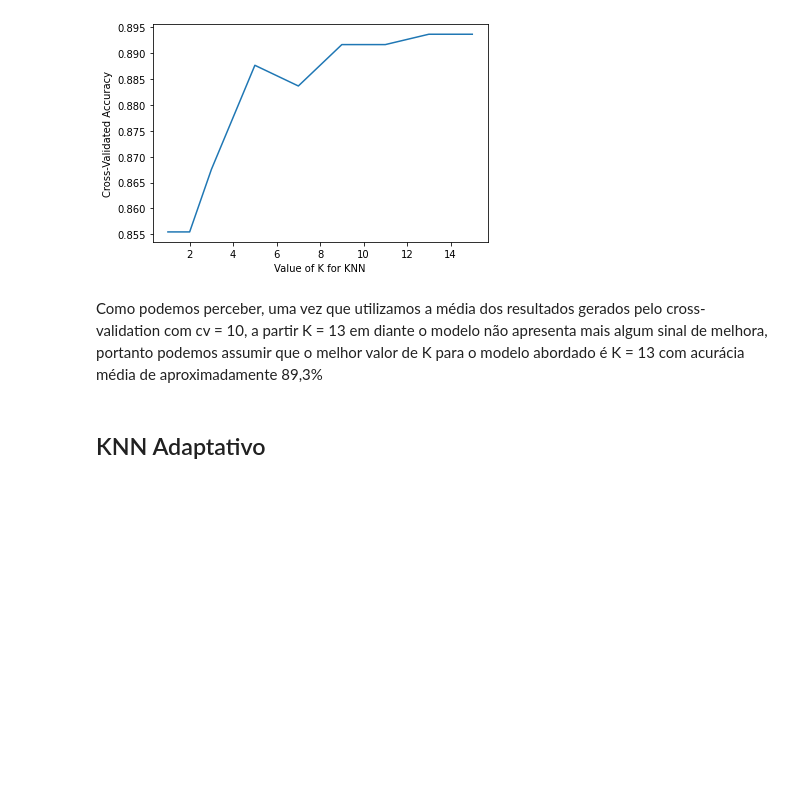
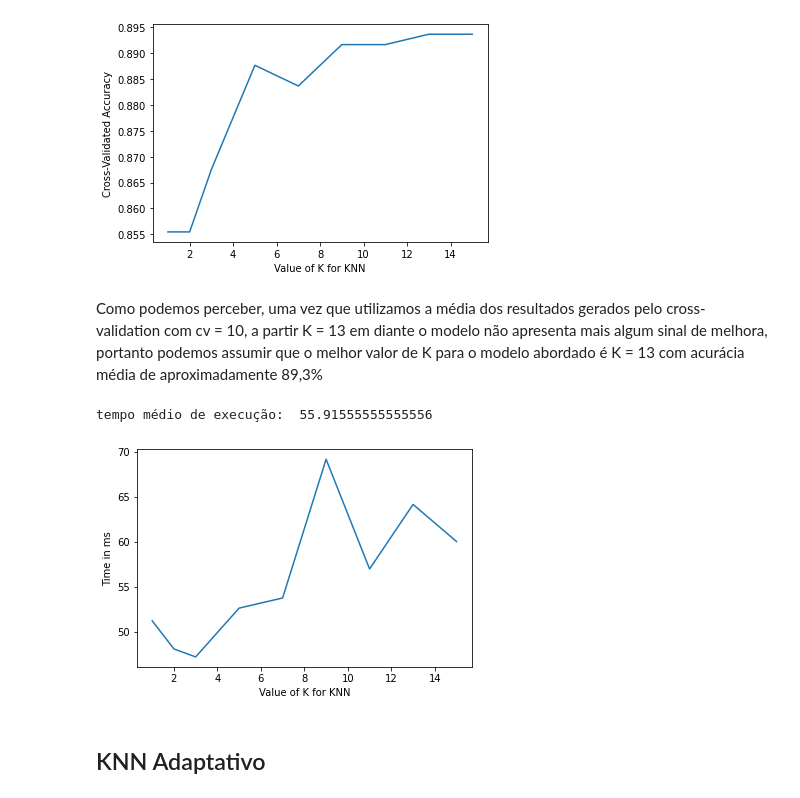
Before and after one commit to renatojmf/CM1-Software-Detection-Prediciton, a Jupyter notebook: swPrediction.ipynb, the cells around one changed output. Cells and saved outputs as stored; diff of their text form; code cells hidden in the pictures; blank space fills up the shorter version.

```diff
--- a/swPrediction.ipynb
+++ b/swPrediction.ipynb
@@ -111,11 +126,17 @@ cv_score:
 # %%
 k_range = [1,2,3,5,7,9,11,13,15]
 k_scores = []
+times = []
 
 for k in k_range:
+  start_time1 = datetime.datetime.now()
   knn = KNeighborsClassifier(n_neighbors=k, weights='distance')
   scores = cross_val_score(knn, X, y, cv=10, scoring='accuracy')
   k_scores.append(scores.mean())
+  end_time1 = datetime.datetime.now()
+  time_diff1 = (end_time1 - start_time1)
+  execution_time1 = time_diff1.total_seconds() * 1000
+  times.append(execution_time1)
 
 print("cv-score:")
 print(k_scores)
@@ -131,5 +152,14 @@ Text(0, 0.5, 'Cross-Validated Accuracy')
 [figure]
 # %% [markdown]
 Como podemos perceber, uma vez que utilizamos a média dos resultados gerados pelo cross-validation com cv = 10, a partir K = 13 em diante o modelo não apresenta mais algum sinal de melhora, portanto podemos assumir que o melhor valor de K para o modelo abordado é K = 13 com acurácia média de aproximadamente 89,3%
+# %%
+plt.plot(k_range, times)
+plt.xlabel('Value of K for KNN')
+plt.ylabel('Time in ms')
+
+print("tempo médio de execução: ", sum(times) / len(times))
+# %% [output]
+tempo médio de execução:  55.91555555555556
+[figure, added]
 # %% [markdown]
 ## KNN Adaptativo
```
Also changed, not shown: parts of 11 cells of this notebook.
